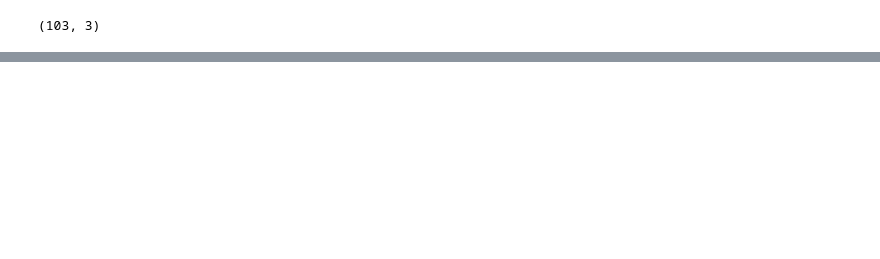
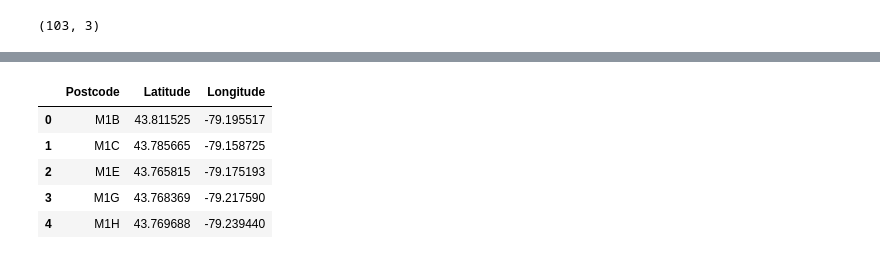
Before and after one commit to noiseorigin/ibm-data-science-capstone, a Jupyter notebook: Capstone Project Notebook.ipynb, the cells around one changed output, grey strips where cells are left out. Saved outputs shown, nothing was run; the diff lists cells and outputs as text; code cells hidden in the pictures; blank space fills up the shorter version.

```diff
--- a/Capstone Project Notebook.ipynb
+++ b/Capstone Project Notebook.ipynb
@@ -84,0 +165,9 @@ If a cell has a borough but a Not assigned neighborhood, then the neighborhood w
+# %%
+latlng.head()
+# %% [output]
+|  | Postcode | Latitude | Longitude |
+| 0 | M1B | 43.811525 | -79.195517 |
+| 1 | M1C | 43.785665 | -79.158725 |
+| 2 | M1E | 43.765815 | -79.175193 |
+| 3 | M1G | 43.768369 | -79.217590 |
+| 4 | M1H | 43.769688 | -79.239440 |
```
Also changed, not shown: parts of 21 cells of this notebook.
